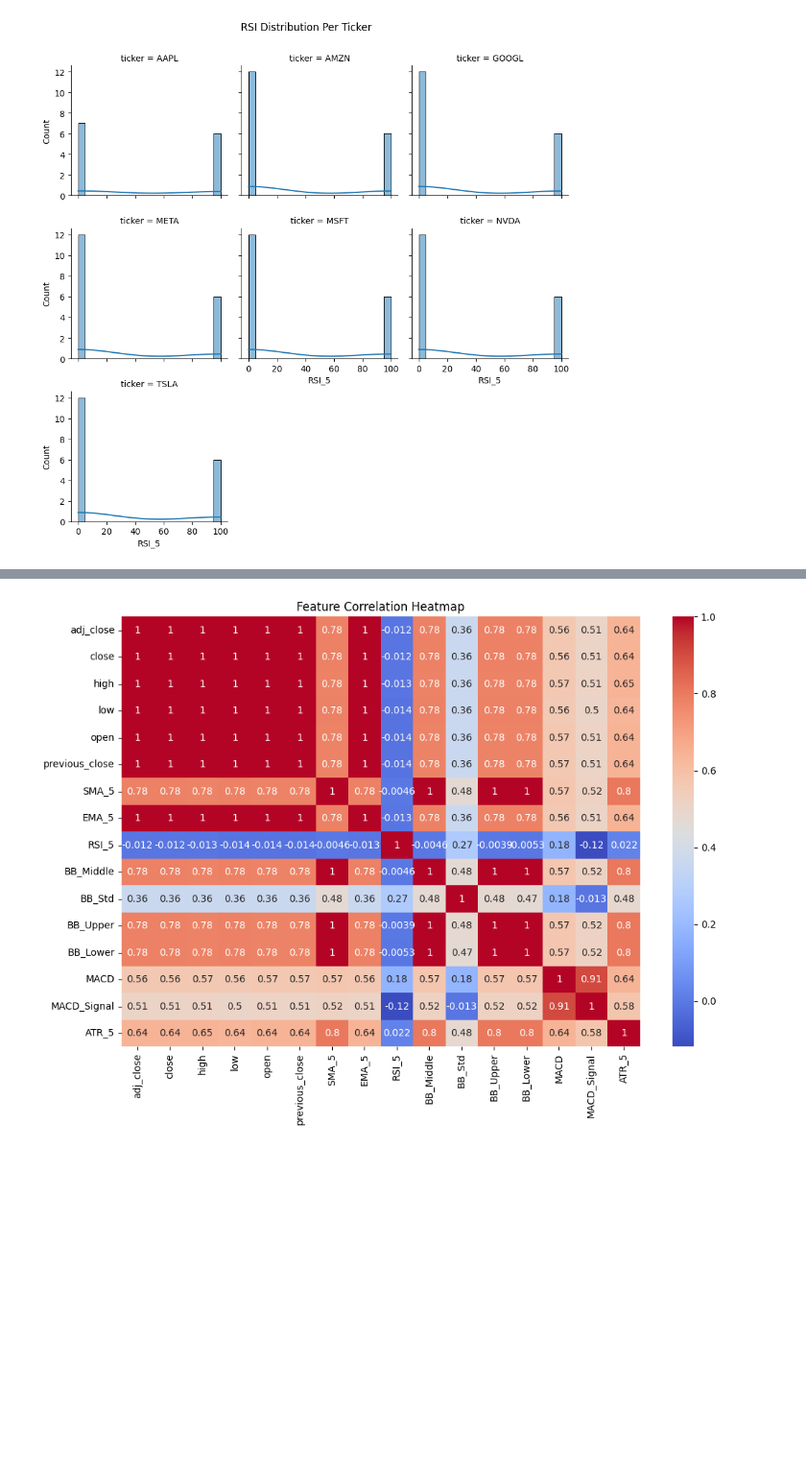
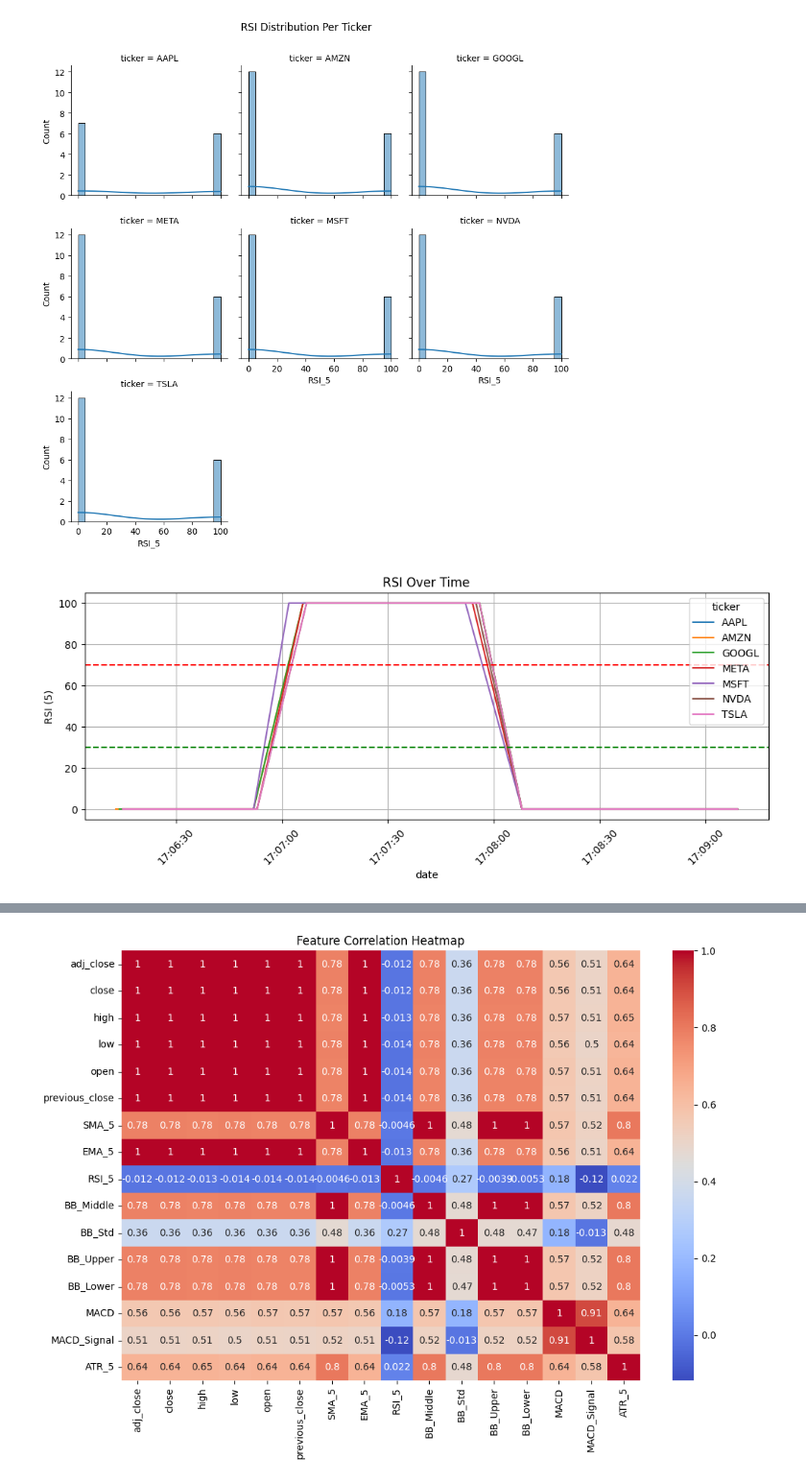
Before and after one commit to HaseemArshad/Stock-Market-Prediction-Model, a Jupyter notebook: StockMarketPredictionModel.ipynb, the cells around one changed output, grey strips where cells are left out. Shown at 96% size. Drawn from its saved outputs; the diff is of its cells as text; code cells hidden in the pictures; blank space fills up the shorter version.

```diff
--- a/StockMarketPredictionModel.ipynb
+++ b/StockMarketPredictionModel.ipynb
@@ -668,4 +668,16 @@ g.fig.suptitle("RSI Distribution Per Ticker")
 plt.show()
 # %% [output]
 [figure]
+# %%
+plt.figure(figsize=(12, 4))
+sns.lineplot(data=df_cass_final, x='date', y='RSI_5', hue='ticker')
+plt.axhline(70, color='red', linestyle='--')
+plt.axhline(30, color='green', linestyle='--')
+plt.title("RSI Over Time")
+plt.ylabel("RSI (5)")
+plt.xticks(rotation=45)
+plt.grid(True)
+plt.show()
+# %% [output]
+[figure, added]
 # %%
```
Also changed, not shown: parts of 3 cells of this notebook.
